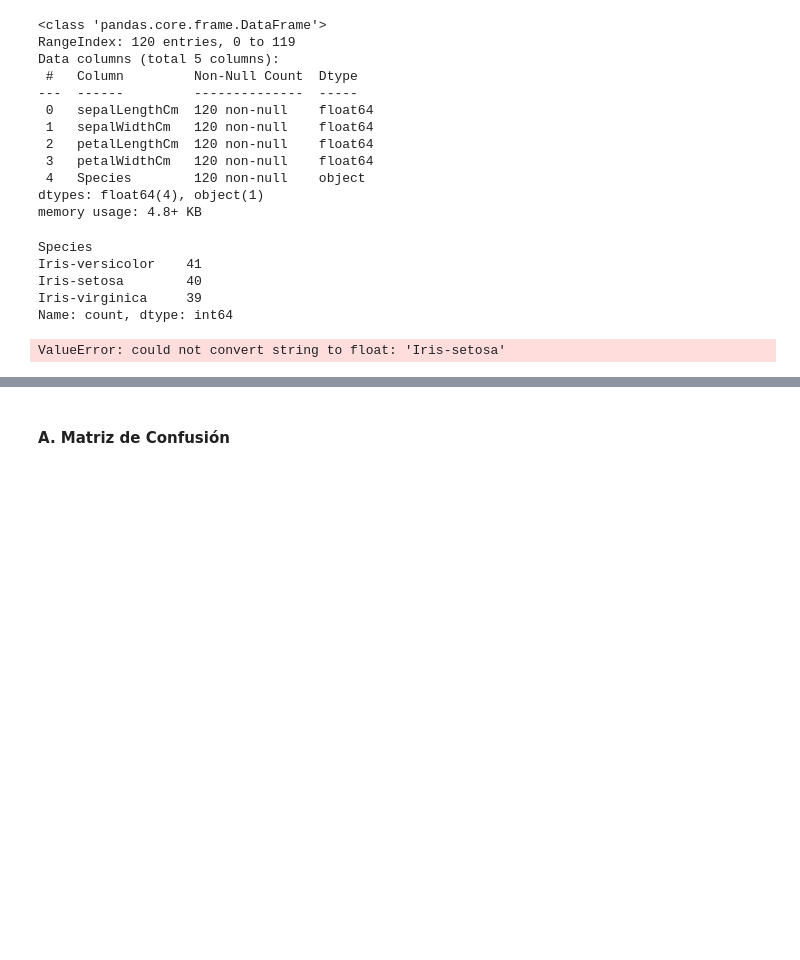
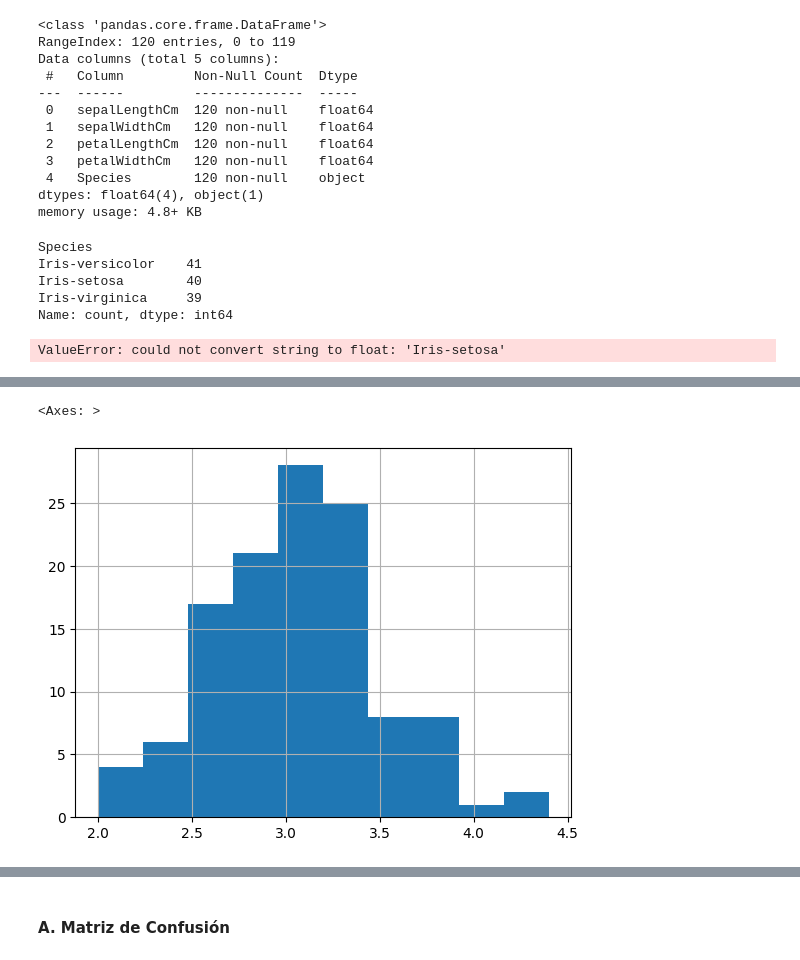
Before and after one commit to crisrey211/kopuru-iris-aprendizaje-superviasdo, a Jupyter notebook: notebooks/iris.ipynb, the cells around one changed output, grey strips where cells are left out. Saved outputs shown, nothing was run; the diff lists cells and outputs as text; code cells hidden in the pictures; blank space fills up the shorter version.

```diff
--- a/notebooks/iris.ipynb
+++ b/notebooks/iris.ipynb
@@ -115,0 +92,5 @@ Accuracy: 1.0
+# %%
+df['sepalWidthCm'].hist()
+# %% [output]
+<Axes: >
+[figure, added]
```
Also changed, not shown: parts of 43 cells of this notebook.
